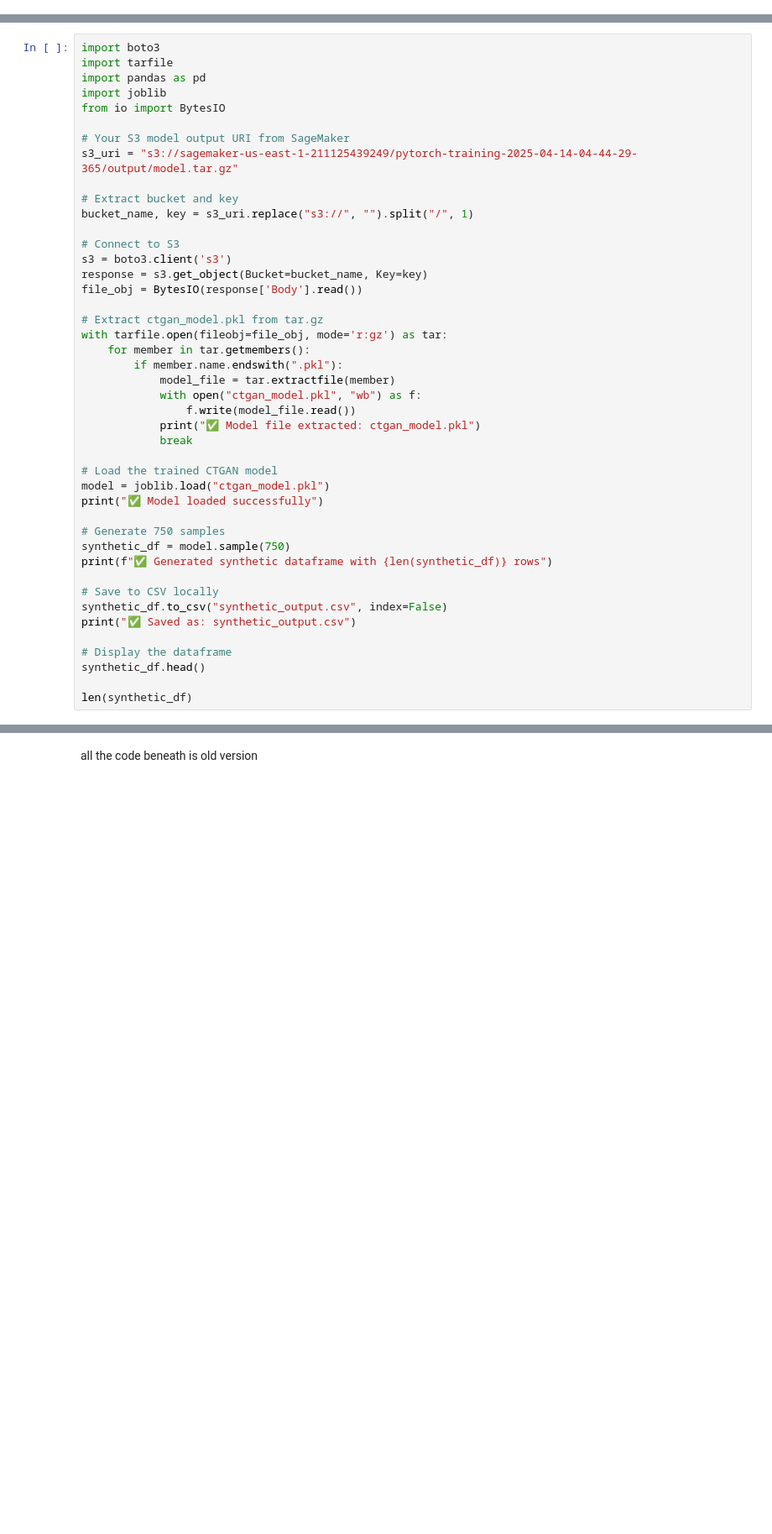
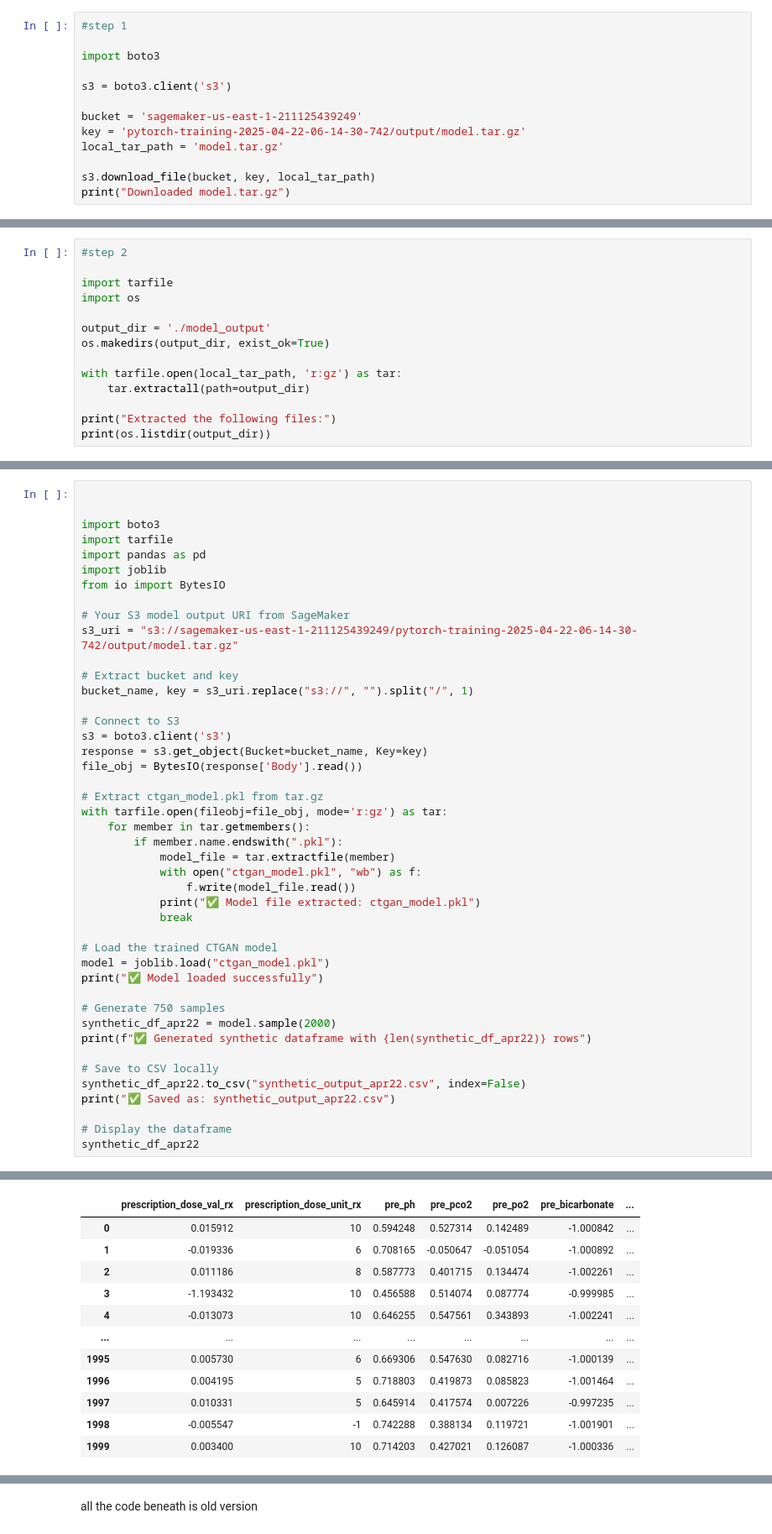
Before and after one commit to vaipos/Blue-Blood-ACM-Research, a Jupyter notebook: ctgan2.ipynb, the cells around one changed output, grey strips where cells are left out. Shown: that part at 84% size. Saved outputs shown, nothing was run; the diff lists cells and outputs as text; blank space fills up the shorter version.

Commit message:
final synthetic data and stat tests

```diff
--- a/ctgan2.ipynb
+++ b/ctgan2.ipynb
@@ -109,0 +111,13 @@ Model artifacts stored at: s3://sagemaker-us-east-1-211125439249/pytorch-trainin
+# %%
+#step 1
+
+import boto3
+
+s3 = boto3.client('s3')
+
+bucket = 'sagemaker-us-east-1-211125439249'
+key = 'pytorch-training-2025-04-22-06-14-30-742/output/model.tar.gz'
+local_tar_path = 'model.tar.gz'
+
+s3.download_file(bucket, key, local_tar_path)
+print("Downloaded model.tar.gz")
@@ -109,0 +126,14 @@ Model artifacts stored at: s3://sagemaker-us-east-1-211125439249/pytorch-trainin
+# %%
+#step 2
+
+import tarfile
+import os
+
+output_dir = './model_output'
+os.makedirs(output_dir, exist_ok=True)
+
+with tarfile.open(local_tar_path, 'r:gz') as tar:
+    tar.extractall(path=output_dir)
+
+print("Extracted the following files:")
+print(os.listdir(output_dir))
@@ -110,4 +143,6 @@ Model artifacts stored at: s3://sagemaker-us-east-1-211125439249/pytorch-trainin
 # %%
+
+
 import boto3
 import tarfile
 import pandas as pd
@@ -115,7 +150,7 @@ import joblib
 from io import BytesIO
 
 # Your S3 model output URI from SageMaker
-s3_uri = "s3://sagemaker-us-east-1-211125439249/pytorch-training-2025-04-14-04-44-29-365/output/model.tar.gz"
+s3_uri = "s3://sagemaker-us-east-1-211125439249/pytorch-training-2025-04-22-06-14-30-742/output/model.tar.gz"
 
 # Extract bucket and key
 bucket_name, key = s3_uri.replace("s3://", "").split("/", 1)
@@ -140,17 +175,15 @@ model = joblib.load("ctgan_model.pkl")
 print("✅ Model loaded successfully")
 
 # Generate 750 samples
-synthetic_df = model.sample(750)
-print(f"✅ Generated synthetic dataframe with {len(synthetic_df)} rows")
+synthetic_df_apr22 = model.sample(2000)
+print(f"✅ Generated synthetic dataframe with {len(synthetic_df_apr22)} rows")
 
 # Save to CSV locally
-synthetic_df.to_csv("synthetic_output.csv", index=False)
-print("✅ Saved as: synthetic_output.csv")
+synthetic_df_apr22.to_csv("synthetic_output_apr22.csv", index=False)
+print("✅ Saved as: synthetic_output_apr22.csv")
 
 # Display the dataframe
-synthetic_df.head()
-
-len(synthetic_df)
+synthetic_df_apr22
 # %% [output]
 ✅ Model file extracted: ctgan_model.pkl
 https://scikit-learn.org/stable/model_persistence.html#security-maintainability-limitations
@@ -160,0 +194,12 @@ https://scikit-learn.org/stable/model_persistence.html#security-maintainability-
+|  | prescription_dose_val_rx | prescription_dose_unit_rx | pre_ph | pre_pco2 | pre_po2 | pre_bicarbonate | ... |
+| 0 | 0.015912 | 10 | 0.594248 | 0.527314 | 0.142489 | -1.000842 | ... |
+| 1 | -0.019336 | 6 | 0.708165 | -0.050647 | -0.051054 | -1.000892 | ... |
+| 2 | 0.011186 | 8 | 0.587773 | 0.401715 | 0.134474 | -1.002261 | ... |
+| 3 | -1.193432 | 10 | 0.456588 | 0.514074 | 0.087774 | -0.999985 | ... |
+| 4 | -0.013073 | 10 | 0.646255 | 0.547561 | 0.343893 | -1.002241 | ... |
+| ... | ... | ... | ... | ... | ... | ... | ... |
+| 1995 | 0.005730 | 6 | 0.669306 | 0.547630 | 0.082716 | -1.000139 | ... |
+| 1996 | 0.004195 | 5 | 0.718803 | 0.419873 | 0.085823 | -1.001464 | ... |
+| 1997 | 0.010331 | 5 | 0.645914 | 0.417574 | 0.007226 | -0.997235 | ... |
+| 1998 | -0.005547 | -1 | 0.742288 | 0.388134 | 0.119721 | -1.001901 | ... |
+| 1999 | 0.003400 | 10 | 0.714203 | 0.427021 | 0.126087 | -1.000336 | ... |
```
Also changed, not shown: parts of 10 cells of this notebook, 10 other files.
